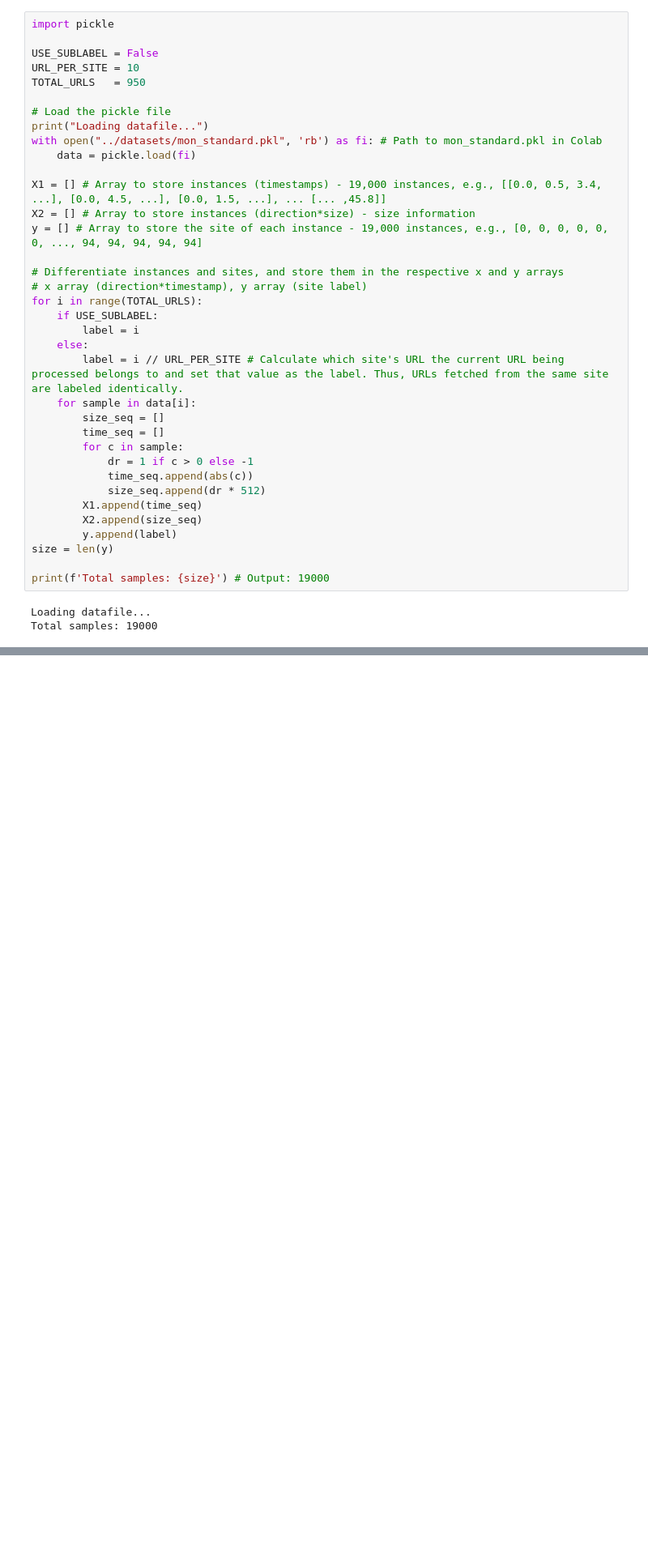
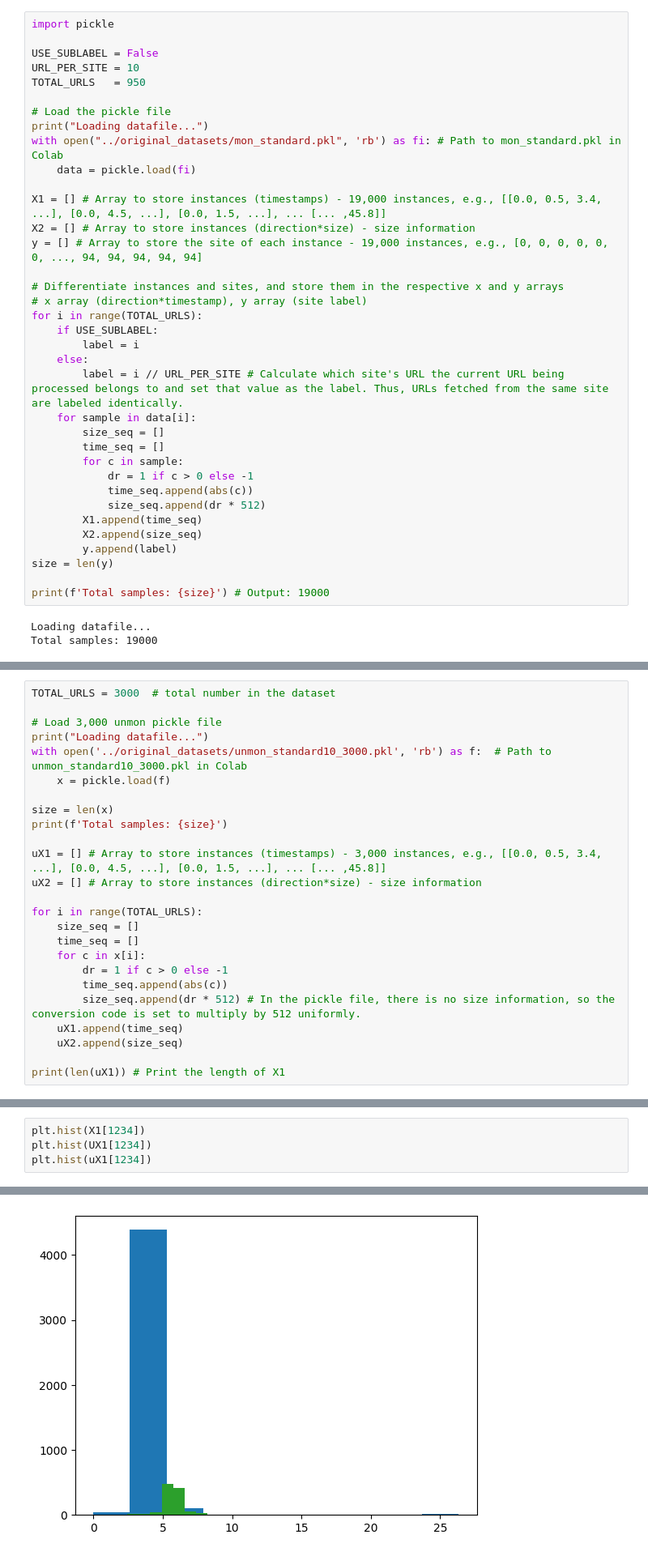
Before and after one commit to miikii41/Machine5, a Jupyter notebook: features/modified_datasets/feature_extraction.ipynb, the cells around one changed output, grey strips where cells are left out. Shown at 81% size. Saved outputs shown, nothing was run; the diff lists cells and outputs as text; blank space fills up the shorter version.

```diff
--- a/features/modified_datasets/feature_extraction.ipynb
+++ b/features/modified_datasets/feature_extraction.ipynb
@@ -10,7 +22,7 @@ TOTAL_URLS   = 950
 
 # Load the pickle file
 print("Loading datafile...")
-with open("../datasets/mon_standard.pkl", 'rb') as fi: # Path to mon_standard.pkl in Colab
+with open("../original_datasets/mon_standard.pkl", 'rb') as fi: # Path to mon_standard.pkl in Colab
     data = pickle.load(fi)
 
 X1 = [] # Array to store instances (timestamps) - 19,000 instances, e.g., [[0.0, 0.5, 3.4, ...], [0.0, 4.5, ...], [0.0, 1.5, ...], ... [... ,45.8]]
@@ -42,0 +88,25 @@ Total samples: 19000
+# %%
+TOTAL_URLS = 3000  # total number in the dataset
+
+# Load 3,000 unmon pickle file
+print("Loading datafile...")
+with open('../original_datasets/unmon_standard10_3000.pkl', 'rb') as f:  # Path to unmon_standard10_3000.pkl in Colab
+    x = pickle.load(f)
+
+size = len(x)
+print(f'Total samples: {size}')
+
+uX1 = [] # Array to store instances (timestamps) - 3,000 instances, e.g., [[0.0, 0.5, 3.4, ...], [0.0, 4.5, ...], [0.0, 1.5, ...], ... [... ,45.8]]
+uX2 = [] # Array to store instances (direction*size) - size information
+
+for i in range(TOTAL_URLS):
+    size_seq = []
+    time_seq = []
+    for c in x[i]:
+        dr = 1 if c > 0 else -1
+        time_seq.append(abs(c))
+        size_seq.append(dr * 512) # In the pickle file, there is no size information, so the conversion code is set to multiply by 512 uniformly.
+    uX1.append(time_seq)
+    uX2.append(size_seq)
+
+print(len(uX1)) # Print the length of X1
@@ -42,0 +187,5 @@ Total samples: 19000
+# %%
+plt.hist(X1[1234])
+plt.hist(UX1[1234])
+plt.hist(uX1[1234])
+# %% [output]
@@ -42,0 +196 @@ Total samples: 19000
+[figure, added]
```
Also changed, not shown: parts of 53 cells of this notebook, 6 other files.
